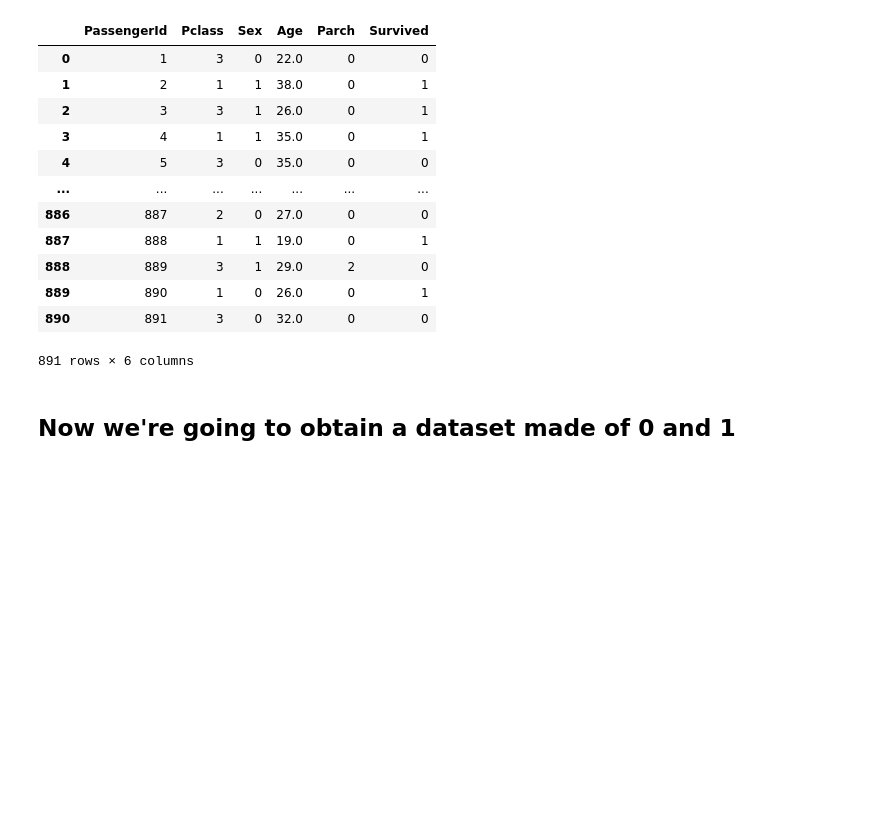
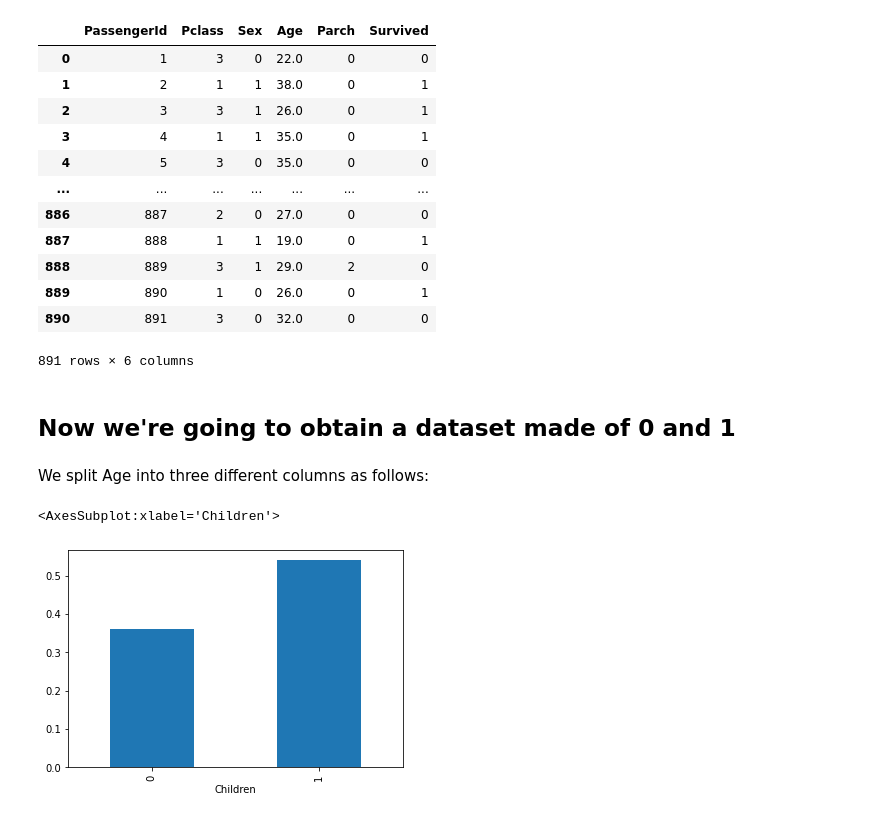
Before and after one commit to Fedege98/TitanicKaggle, a Jupyter notebook: titanicchallenge.ipynb, the cells around one changed output. Cells and saved outputs as stored; diff of their text form; code cells hidden in the pictures; blank space fills up the shorter version.

```diff
--- a/titanicchallenge.ipynb
+++ b/titanicchallenge.ipynb
@@ -180,3 +207,21 @@ df
 891 rows × 6 columns
 # %% [markdown]
 ## Now we're going to obtain a dataset made of 0 and 1
+# %% [markdown]
+We split Age into three different columns as follows:
+# %%
+children_list = df['Age'].apply(lambda x: 1 if x < 18 else 0)
+df.insert(4, "Children", children_list, True)
+
+children_list = df['Age'].apply(lambda x: 1 if x >= 18 and x < 50 else 0)
+df.insert(5, "Adult", children_list, True)
+
+children_list = df['Age'].apply(lambda x: 1 if x > 50 else 0)
+df.insert(6, "Elderly", children_list, True)
+# %%
+df.groupby('Children').Survived.mean().plot(kind='bar')
+#df.groupby('Adult').Survived.mean().plot(kind='bar')
+#df.groupby('Elderly').Survived.mean().plot(kind='bar')
+# %% [output]
+<AxesSubplot:xlabel='Children'>
+[figure, added]
```
Also changed, not shown: parts of 11 cells of this notebook.
